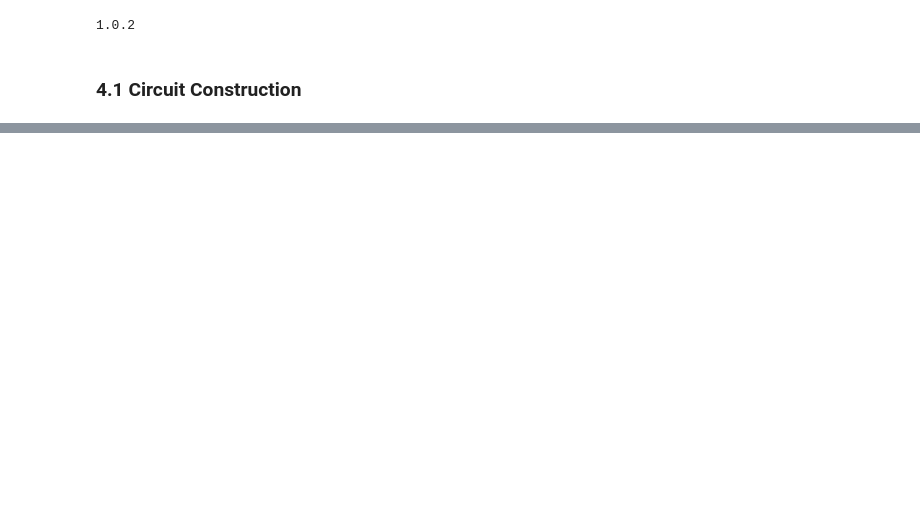
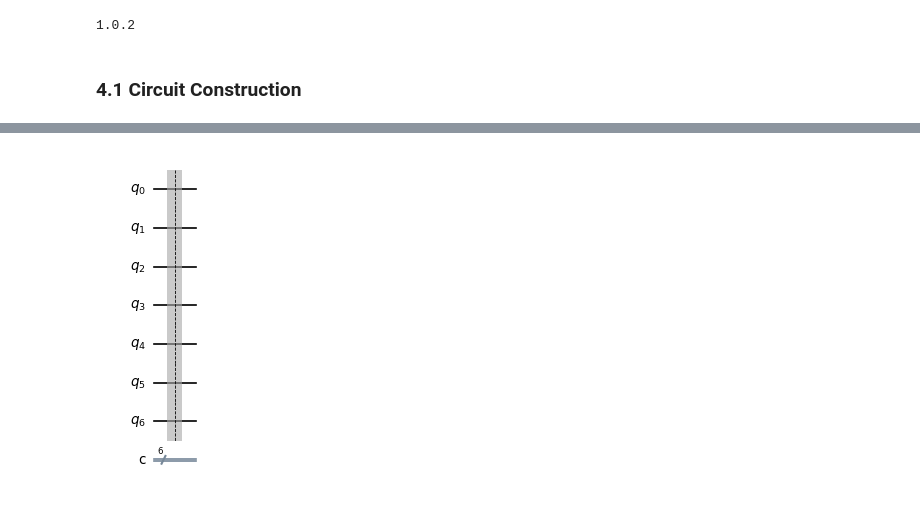
Before and after one commit to matttavares9/CSCI4961_labs_projects, a Jupyter notebook: Modules/Algorithms/Deutschs/deutschs.ipynb, the cells around one changed output, grey strips where cells are left out. Drawn from its saved outputs; the diff is of its cells as text; code cells hidden in the pictures; blank space fills up the shorter version.

```diff
--- a/Modules/Algorithms/Deutschs/deutschs.ipynb
+++ b/Modules/Algorithms/Deutschs/deutschs.ipynb
@@ -166,0 +176,9 @@ qc.draw(output="mpl", scale=0.6)
+# %%
+# 0-constant oracle
+constant_0 = QuantumCircuit(num_qubits + 1, num_qubits)
+pass # Keep the answer qubit the same so oracle returns |0>
+
+constant_0.barrier()
+constant_0.draw(output="mpl", scale=0.6)
+# %% [output]
+[figure, added]
```
Also changed, not shown: parts of 4 cells of this notebook.
